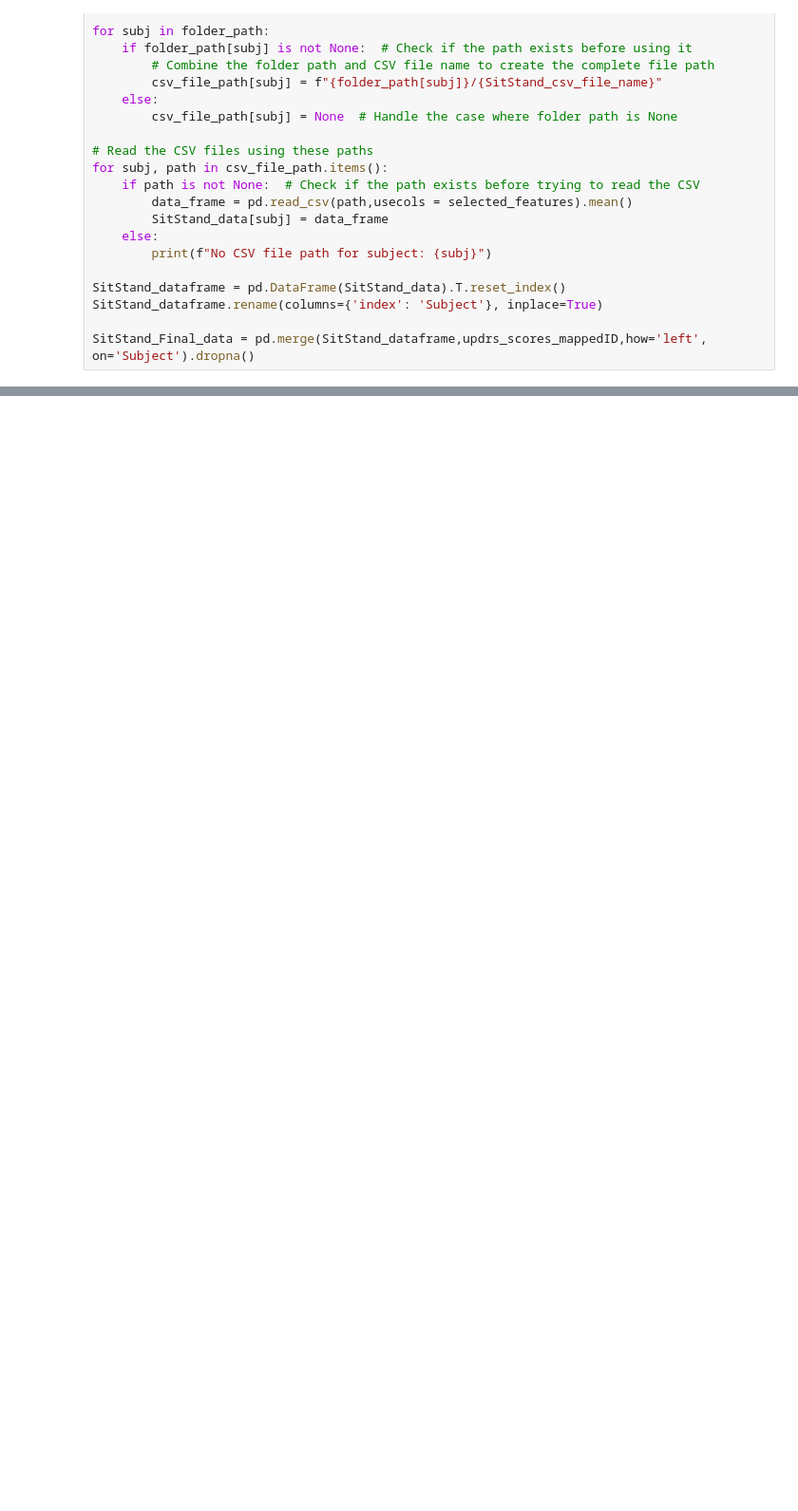
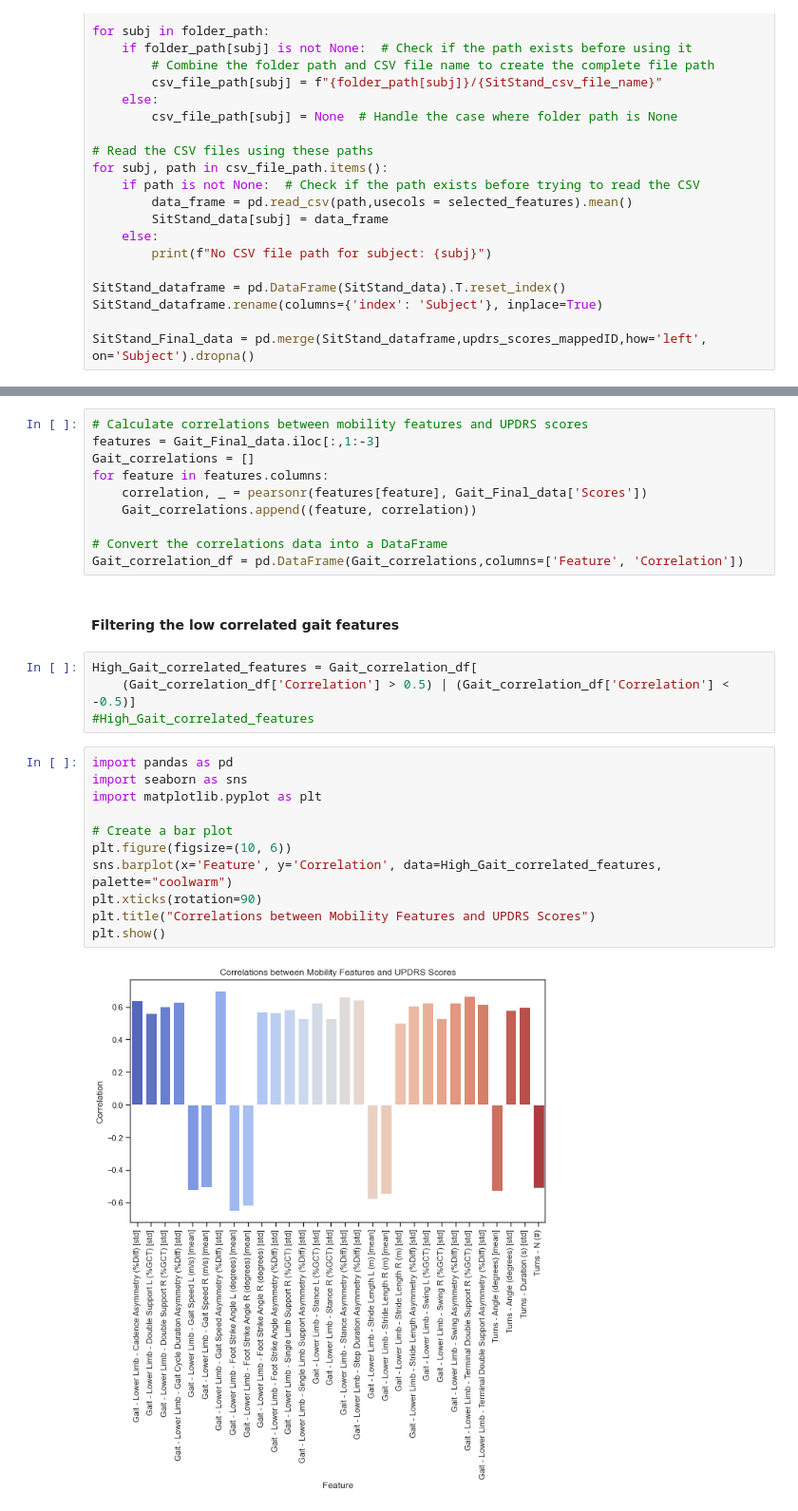
Before and after one commit to 11hoda11/fusion, a Jupyter notebook: correlation.ipynb, the cells around one changed output, grey strips where cells are left out. Shown at 95% size. Cells and saved outputs as stored; diff of their text form; blank space fills up the shorter version.

```diff
--- a/correlation.ipynb
+++ b/correlation.ipynb
@@ -369,0 +389,29 @@ plt.show()
+# %%
+# Calculate correlations between mobility features and UPDRS scores
+features = Gait_Final_data.iloc[:,1:-3]
+Gait_correlations = []
+for feature in features.columns:
+    correlation, _ = pearsonr(features[feature], Gait_Final_data['Scores'])
+    Gait_correlations.append((feature, correlation))
+
+# Convert the correlations data into a DataFrame
+Gait_correlation_df = pd.DataFrame(Gait_correlations,columns=['Feature', 'Correlation'])
+# %% [markdown]
+#### Filtering the low correlated gait features
+# %%
+High_Gait_correlated_features = Gait_correlation_df[
+    (Gait_correlation_df['Correlation'] > 0.5) | (Gait_correlation_df['Correlation'] < -0.5)]
+#High_Gait_correlated_features
+# %%
+import pandas as pd
+import seaborn as sns
+import matplotlib.pyplot as plt
+
+# Create a bar plot
+plt.figure(figsize=(10, 6))
+sns.barplot(x='Feature', y='Correlation', data=High_Gait_correlated_features, palette="coolwarm")
+plt.xticks(rotation=90)
+plt.title("Correlations between Mobility Features and UPDRS Scores")
+plt.show()
+# %% [output]
+[figure, added]
```
Also changed, not shown: parts of 29 cells of this notebook, 1 other file.
